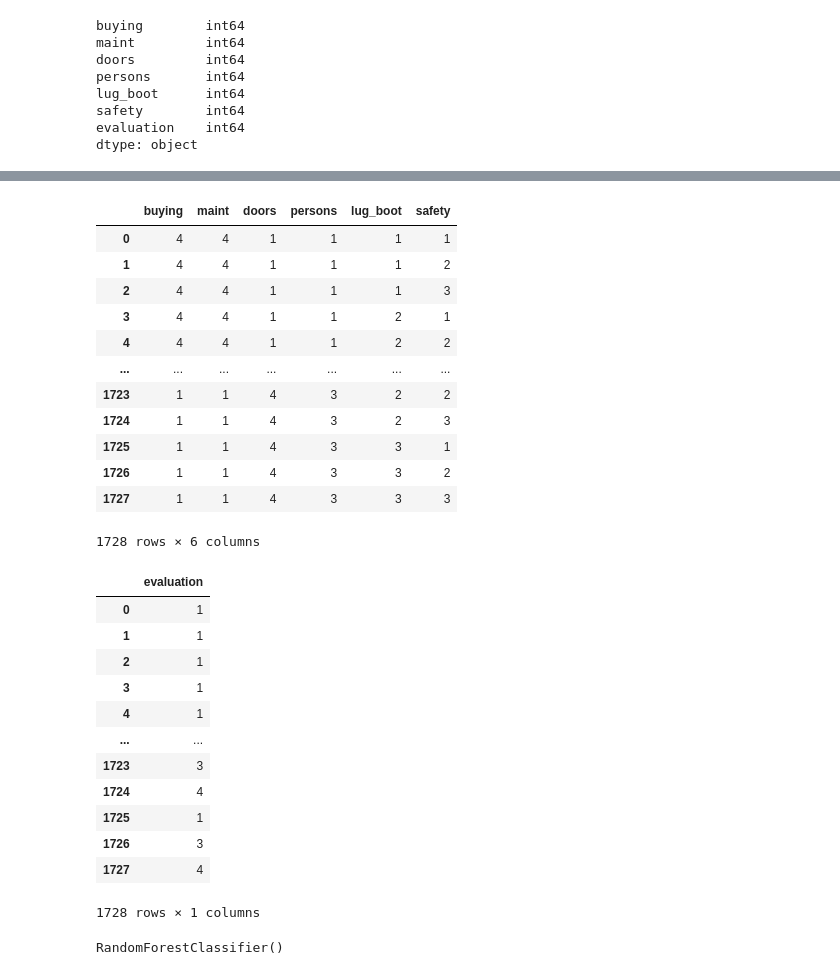
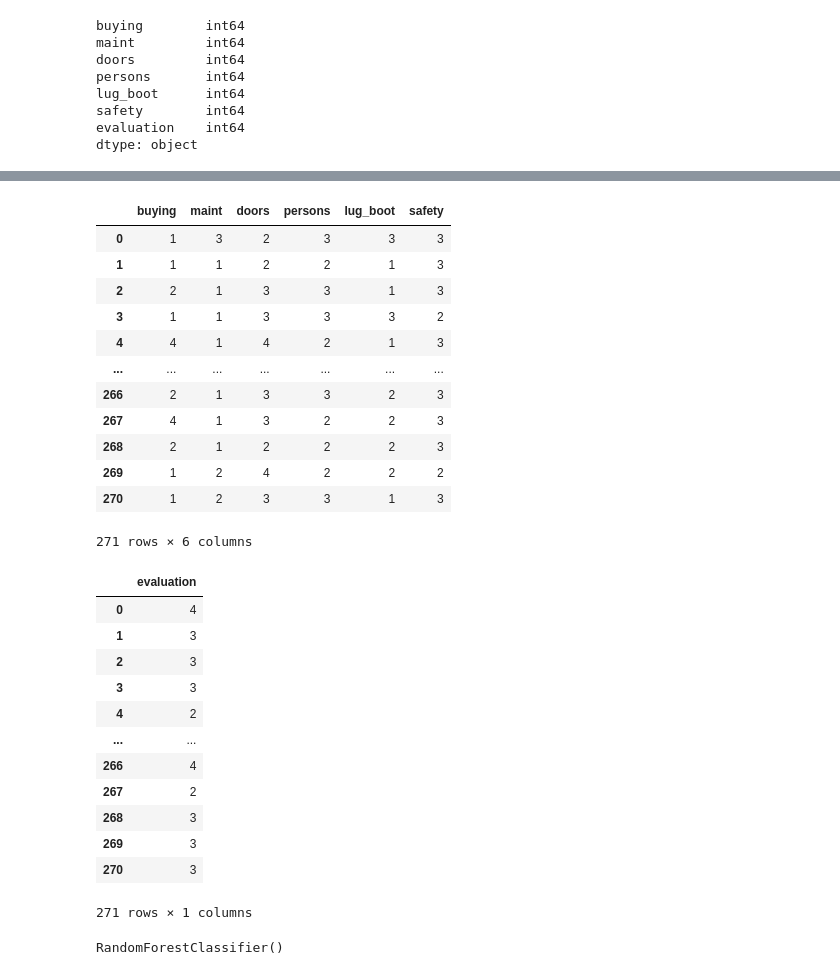
Before and after one commit to funnyPhani/qemu-regression, a Jupyter notebook: classification_task/ML_classification.ipynb, the cells around one changed output, grey strips where cells are left out. Saved outputs shown, nothing was run; the diff lists cells and outputs as text; code cells hidden in the pictures.

```diff
--- a/classification_task/ML_classification.ipynb
+++ b/classification_task/ML_classification.ipynb
@@ -121,2 +130,18 @@ dtype: object
 # %%
 # df = df[(df['evaluation'] == 1) | (df['evaluation'] == 2)]
+# %%
+A = df_encoded[df_encoded['evaluation'] == 4]
+B = df_encoded[df_encoded['evaluation'] == 3]
+C = df_encoded[df_encoded['evaluation'] == 2].head(67)
+D = df_encoded[df_encoded['evaluation'] == 1].head(70)
+# %%
+df_encoded = pd.concat([A,B,C,D])
+from sklearn.utils import shuffle
+
+# Shuffle the DataFrame
+df_encoded = df_encoded.sample(frac=1, random_state=42).reset_index(drop=True)
+
+# `frac=1` ensures all rows are included in the shuffle.
+# `reset_index(drop=True)` resets the index after shuffling.
+
+df_encoded
@@ -123,37 +162,37 @@ dtype: object
 # %%
-X = df.iloc[:,:-1]
+X = df_encoded.iloc[:,:-1]
 X
 # %% [output]
 |  | buying | maint | doors | persons | lug_boot | safety |
-| 0 | 4 | 4 | 1 | 1 | 1 | 1 |
-| 1 | 4 | 4 | 1 | 1 | 1 | 2 |
-| 2 | 4 | 4 | 1 | 1 | 1 | 3 |
-| 3 | 4 | 4 | 1 | 1 | 2 | 1 |
-| 4 | 4 | 4 | 1 | 1 | 2 | 2 |
+| 0 | 1 | 3 | 2 | 3 | 3 | 3 |
+| 1 | 1 | 1 | 2 | 2 | 1 | 3 |
+| 2 | 2 | 1 | 3 | 3 | 1 | 3 |
+| 3 | 1 | 1 | 3 | 3 | 3 | 2 |
+| 4 | 4 | 1 | 4 | 2 | 1 | 3 |
 | ... | ... | ... | ... | ... | ... | ... |
-| 1723 | 1 | 1 | 4 | 3 | 2 | 2 |
-| 1724 | 1 | 1 | 4 | 3 | 2 | 3 |
-| 1725 | 1 | 1 | 4 | 3 | 3 | 1 |
-| 1726 | 1 | 1 | 4 | 3 | 3 | 2 |
-| 1727 | 1 | 1 | 4 | 3 | 3 | 3 |
+| 266 | 2 | 1 | 3 | 3 | 2 | 3 |
+| 267 | 4 | 1 | 3 | 2 | 2 | 3 |
+| 268 | 2 | 1 | 2 | 2 | 2 | 3 |
+| 269 | 1 | 2 | 4 | 2 | 2 | 2 |
+| 270 | 1 | 2 | 3 | 3 | 1 | 3 |
-1728 rows × 6 columns
+271 rows × 6 columns
 # %%
-y = df.iloc[:,-1:]
+y = df_encoded.iloc[:,-1:]
 y
 # %% [output]
 |  | evaluation |
-| 0 | 1 |
-| 1 | 1 |
-| 2 | 1 |
-| 3 | 1 |
-| 4 | 1 |
+| 0 | 4 |
+| 1 | 3 |
+| 2 | 3 |
+| 3 | 3 |
+| 4 | 2 |
 | ... | ... |
-| 1723 | 3 |
-| 1724 | 4 |
-| 1725 | 1 |
-| 1726 | 3 |
-| 1727 | 4 |
+| 266 | 4 |
+| 267 | 2 |
+| 268 | 3 |
+| 269 | 3 |
+| 270 | 3 |
-1728 rows × 1 columns
+271 rows × 1 columns
 # %%
 from sklearn.model_selection import train_test_split
 X_train,X_test,y_train,y_test = train_test_split(X,y,test_size=0.2,random_state=42)
```
Also changed, not shown: parts of 18 cells of this notebook, 6 other files.
